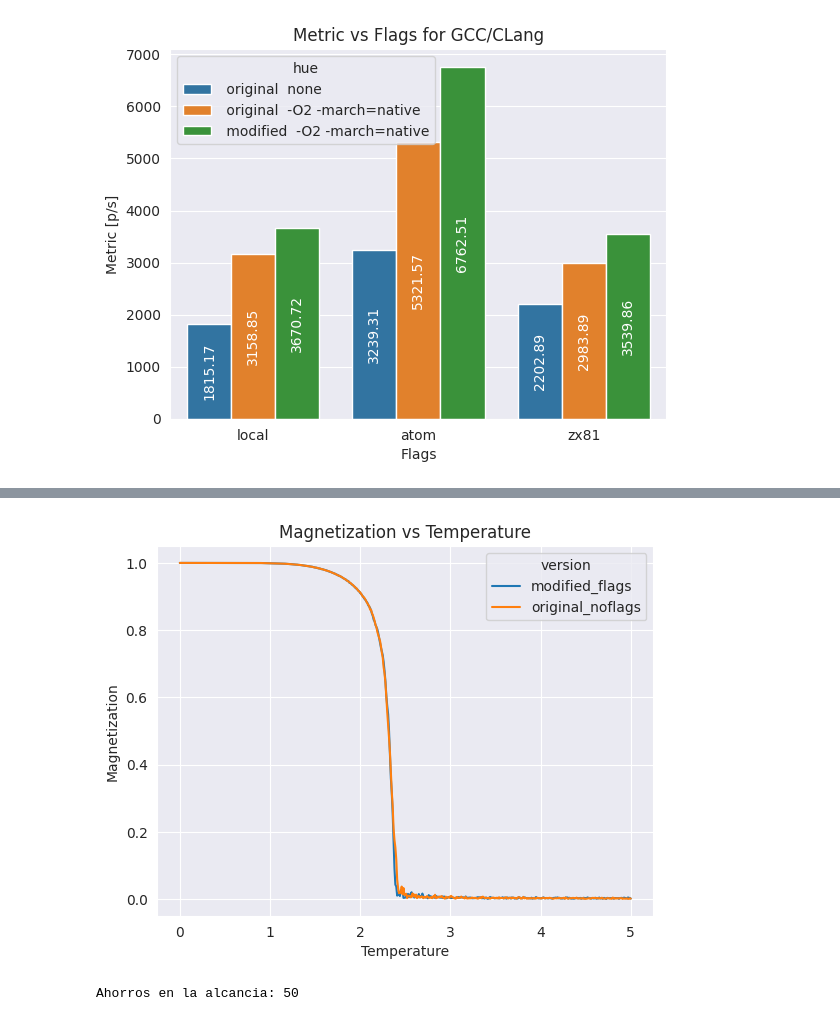
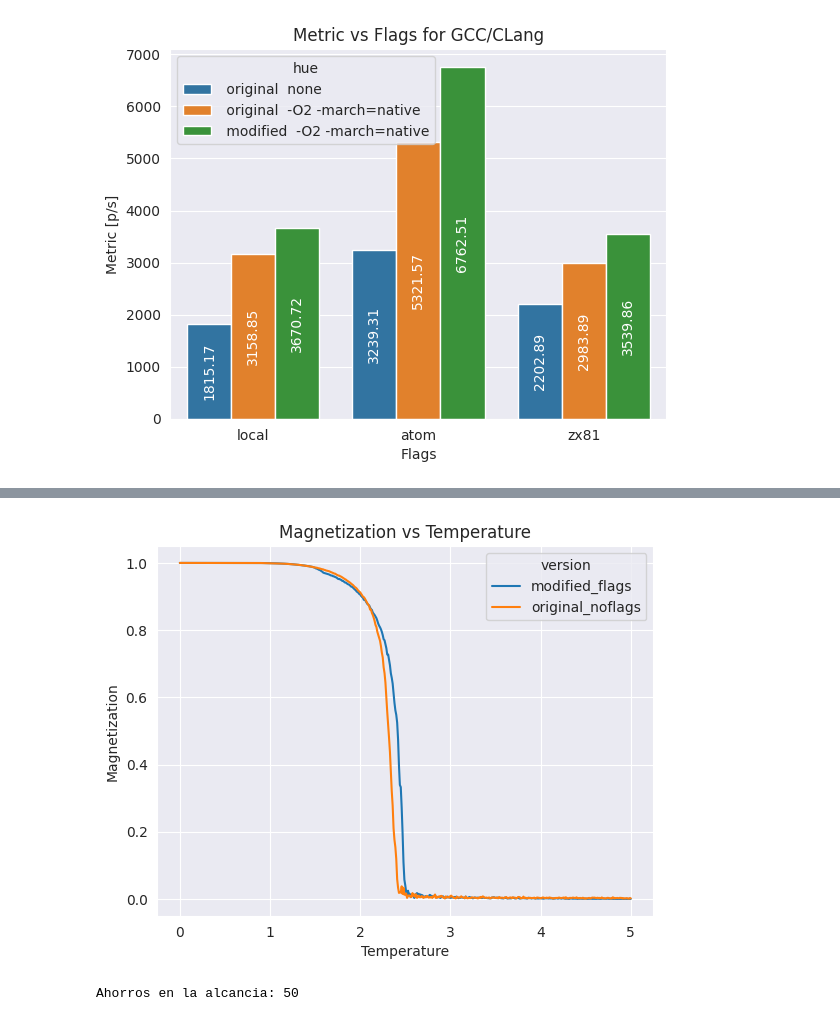
Before and after one commit to ramirofd/tiny_ising_cp2023, a Jupyter notebook: tools/plots.ipynb, the cells around one changed output, grey strips where cells are left out. Drawn from its saved outputs; the diff is of its cells as text; code cells hidden in the pictures.

```diff
--- a/tools/plots.ipynb
+++ b/tools/plots.ipynb
@@ -207,27 +207,27 @@ plt.show()
 # %%
 import pandas as pd
 import seaborn as sns
 import matplotlib.pyplot as plt
 
 # Load data into a pandas dataframe
-df = pd.read_csv('../results/LAB1/sim_results_modified_code_flags_xorshift.csv')
+df = pd.read_csv('../results/sim_rb.csv')
 df['version'] = 'modified_flags'
-df1 = pd.read_csv('../results/LAB1/sim_results_original_code_noflags.csv')
+df1 = pd.read_csv('../results/sim_original_noflags.csv')
 df1['version'] = 'original_noflags'
 
 df = pd.concat([df, df1])
 # Use seaborn to create a line plot
 sns.lineplot(x='Temp', y='M', hue='version', data=df)
 
 # Set the plot title and axis labels
 plt.title('Magnetization vs Temperature')
 plt.xlabel('Temperature')
 plt.ylabel('Magnetization')
 
 # Show the plot
 plt.show()
 # %% [output]
-[figure, old version]
+[figure, new version]
 # %%
 n = int(input("Cantidad de monedas a guardar: "))
 alcancia = 0
```
Also changed, not shown: parts of 1 cell of this notebook, 7 other files.
